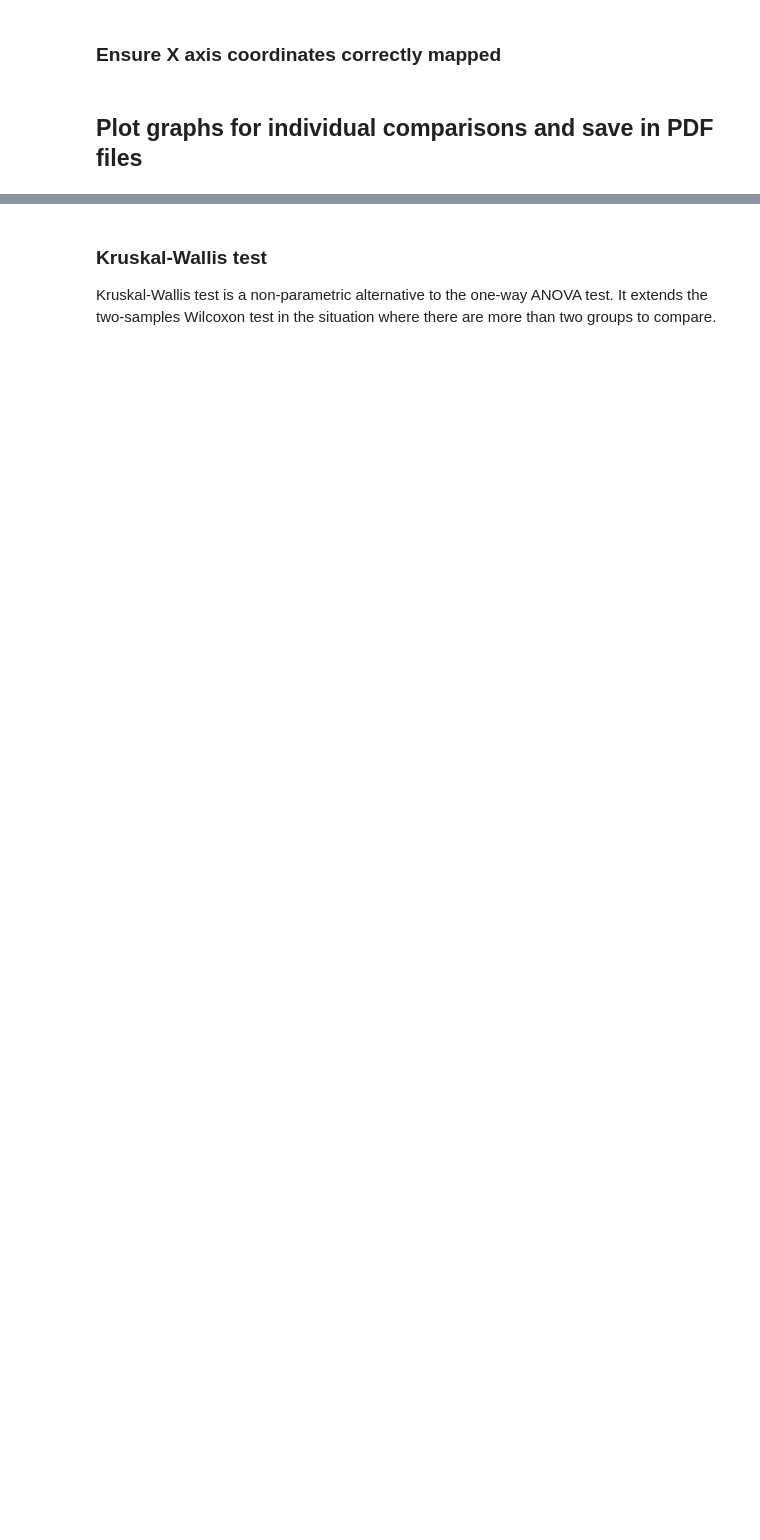
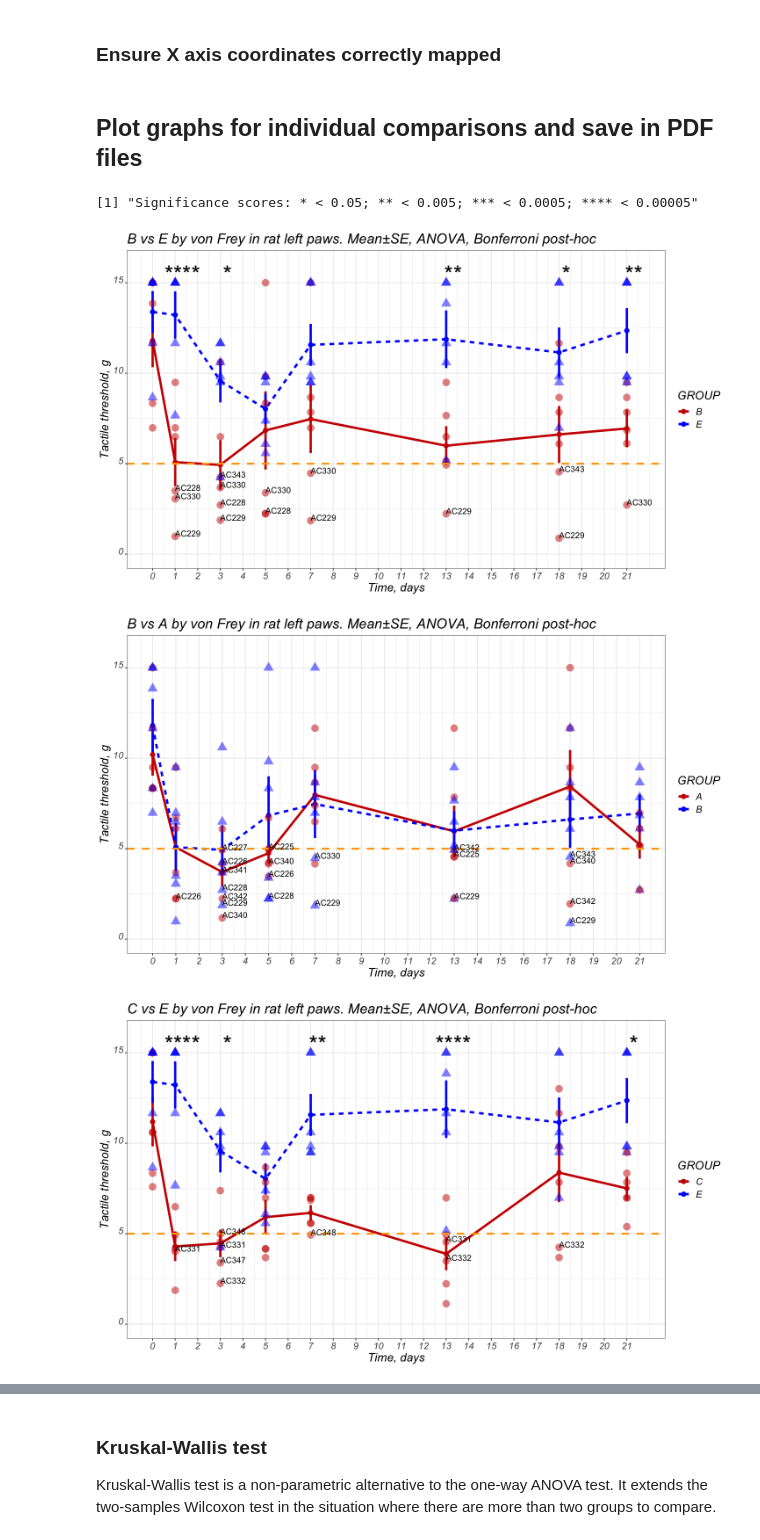
Before and after one commit to chernov-lab/VonFreyTest, a Jupyter notebook: VonFreyGithub.ipynb, the cells around one changed output, grey strips where cells are left out. Cells and saved outputs as stored; diff of their text form; code cells hidden in the pictures; blank space fills up the shorter version.

```diff
--- a/VonFreyGithub.ipynb
+++ b/VonFreyGithub.ipynb
@@ -367,31 +525,36 @@ pp <- ggline(
             linetype = "GROUP",
             size = 1.5, binwidth=0.8,
             add = c("mean_se"),
             palette = c("red3", "blue1"),
             ) +  scale_x_continuous(breaks = 0:21*1) +
     stat_pvalue_manual(
             pwc.f,
             label = "p.adj.signif",
             position = position_dodge(0.6),
             remove.bracket = T,
             size = 11,
             y.position = 15.5,
             hide.ns = T,
             color = "black"
             ) +
     geom_point(aes(shape = GROUP, color = GROUP, size = 10), alpha = 5/10, show.legend = F) +
     xlab(label = "Time, days") +
     ylab(label = "Tactile threshold, g") +
     ggtitle( sprintf( "%s vs %s by von Frey in %s %s paws. Mean\u00B1SE, ANOVA, %s post-hoc",
                      meta$TREATMENT[i], meta$REFERENCE[i], species, tolower (paw), str_to_title(post_hoc_method))) +
     theme_bw() +
     geom_hline(yintercept=pain_threshold, linetype="dashed", color = "orange", size=1.2) +
     theme(text = element_text(size=16, color = "black", angle = 0, hjust = .5, vjust = 0, face = "italic")) +
-    geom_text(aes(label=ifelse(label_id & RESULT<=pain_threshold,as.character(ANIMAL_ID),'')),hjust = 1, vjust = 1.5, size = 4, check_overlap = T)
+    geom_text(aes(label=ifelse(label_id & RESULT <= pain_threshold,as.character(ANIMAL_ID),'')),hjust = 0, vjust = 0, size = 4, check_overlap = T)
 
     plot(pp)
 
     pdf(sprintf("vonFrey plot %s vs %s in %s %s paw.pdf", meta$TREATMENT[i], meta$REFERENCE[i], species, tolower (paw)), width = 12, height = 7)
         plot(pp)
     dev.off()
 }
+# %% [output]
+[1] "Significance scores: * < 0.05; ** < 0.005; *** < 0.0005; **** < 0.00005"
+[figure, added]
+[figure, added]
+[figure, added]
```
Also changed, not shown: parts of 29 cells of this notebook.
